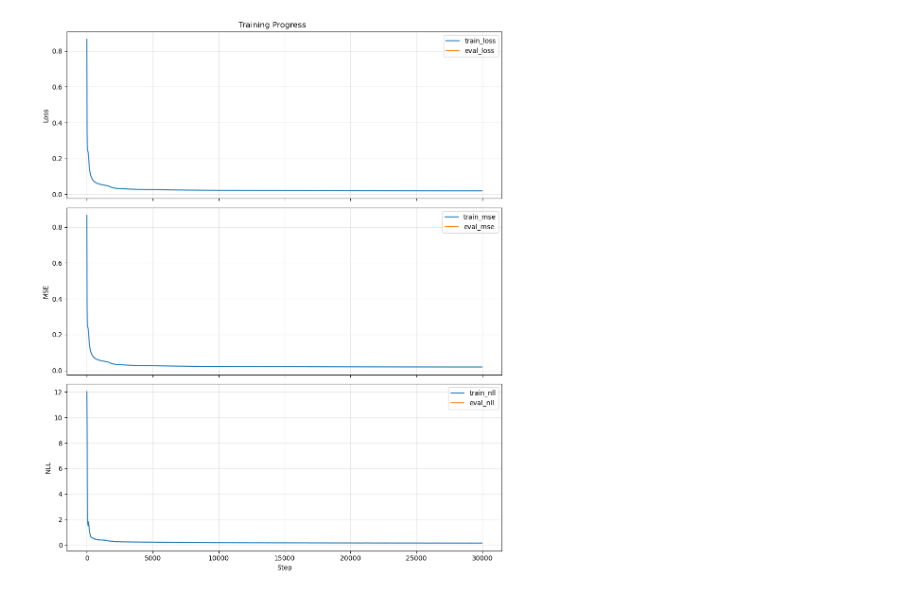
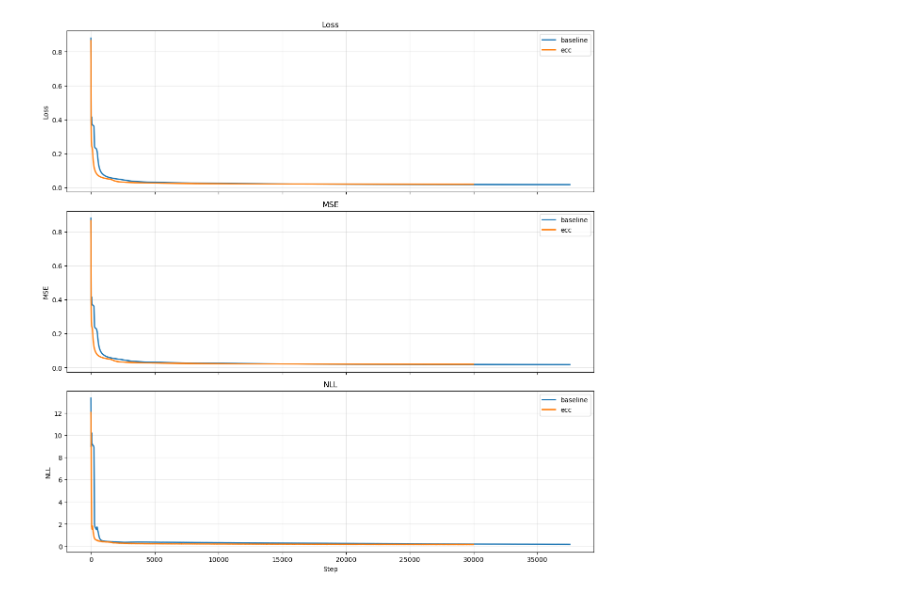
Before and after one commit to juldyzmurat/DiffuSeq, a Jupyter notebook: plot_figs.ipynb, the cells around one changed output. Cells and saved outputs as stored; diff of their text form; code cells hidden in the pictures.

Commit message:
inference and figured generated

```diff
--- a/plot_figs.ipynb
+++ b/plot_figs.ipynb
@@ -1,37 +1,44 @@
 # %%
 import pandas as pd
 import matplotlib.pyplot as plt
 
-csv_path = "diffusion_models/diffuseq_qqp_h128_lr0.0001_t2000_sqrt_lossaware_seed102_qqp20260422-17:21:27/progress.csv"
+baseline_path = "progress_baseline.csv"
+ecc_path = "diffusion_models/diffuseq_qqp_h128_lr0.0001_t2000_sqrt_lossaware_seed102_qqp20260422-17:21:27/progress.csv"
 
-df = pd.read_csv(csv_path)
+baseline = pd.read_csv(baseline_path)
+ecc = pd.read_csv(ecc_path)
 
-train_df = df[df["step"].notna()].copy()
-eval_df = df[df["eval_loss"].notna()].copy()
+baseline_train = baseline[baseline["step"].notna()].copy()
+ecc_train = ecc[ecc["step"].notna()].copy()
 
-fig, axes = plt.subplots(3, 1, figsize=(10, 12), sharex=True)
+fig, axes = plt.subplots(3, 1, figsize=(12, 12), sharex=True)
 
-axes[0].plot(train_df["step"], train_df["loss"], label="train_loss")
-axes[0].plot(eval_df["step"], eval_df["eval_loss"], label="eval_loss")
+# Loss
+axes[0].plot(baseline_train["step"], baseline_train["loss"], label="baseline", linewidth=2)
+axes[0].plot(ecc_train["step"], ecc_train["loss"], label="ecc", linewidth=2)
+axes[0].set_title("Loss")
 axes[0].set_ylabel("Loss")
+axes[0].grid(True, alpha=0.3)
 axes[0].legend()
-axes[0].grid(True, alpha=0.3)
 
-axes[1].plot(train_df["step"], train_df["mse"], label="train_mse")
-axes[1].plot(eval_df["step"], eval_df["eval_mse"], label="eval_mse")
+# MSE
+axes[1].plot(baseline_train["step"], baseline_train["mse"], label="baseline", linewidth=2)
+axes[1].plot(ecc_train["step"], ecc_train["mse"], label="ecc", linewidth=2)
+axes[1].set_title("MSE")
 axes[1].set_ylabel("MSE")
+axes[1].grid(True, alpha=0.3)
 axes[1].legend()
-axes[1].grid(True, alpha=0.3)
 
-axes[2].plot(train_df["step"], train_df["nll"], label="train_nll")
-axes[2].plot(eval_df["step"], eval_df["eval_nll"], label="eval_nll")
+# NLL
+axes[2].plot(baseline_train["step"], baseline_train["nll"], label="baseline", linewidth=2)
+axes[2].plot(ecc_train["step"], ecc_train["nll"], label="ecc", linewidth=2)
+axes[2].set_title("NLL")
 axes[2].set_xlabel("Step")
 axes[2].set_ylabel("NLL")
+axes[2].grid(True, alpha=0.3)
 axes[2].legend()
-axes[2].grid(True, alpha=0.3)
 
-plt.suptitle("Training Progress")
 plt.tight_layout()
 plt.show()
 # %% [output]
-[figure, old version]
+[figure, new version]
```
Also changed, not shown: parts of 2 cells of this notebook, 6 other files.
